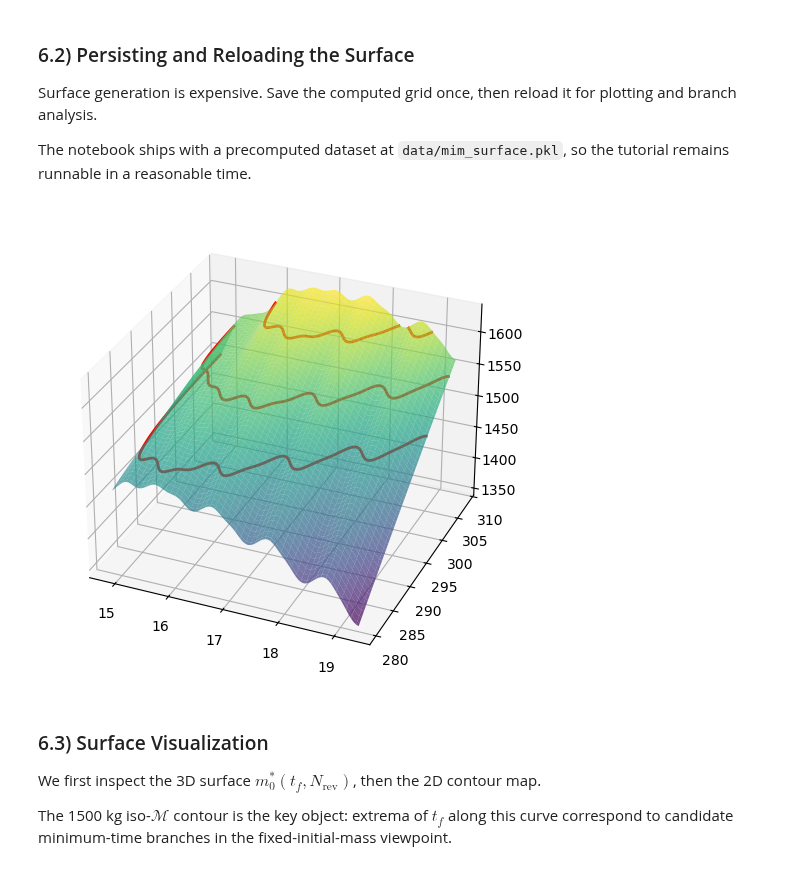
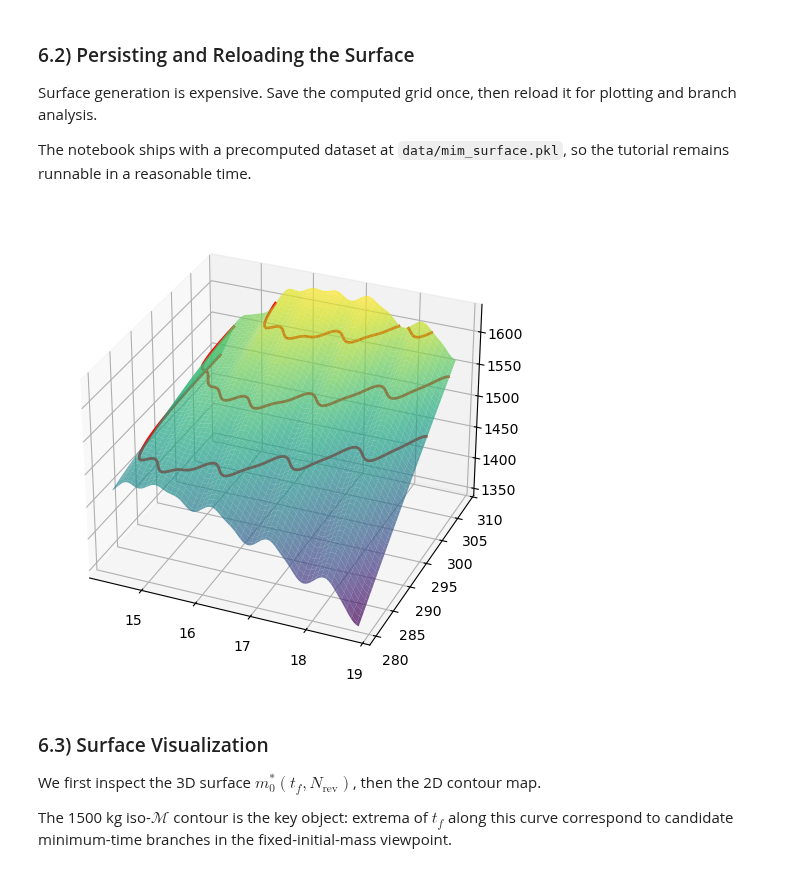
Before and after one commit to esa/pykep, a Jupyter notebook: doc/notebooks/maximum_initial_mass.ipynb, the cells around one changed output. Cells and saved outputs as stored; diff of their text form; code cells hidden in the pictures.

```diff
--- a/doc/notebooks/maximum_initial_mass.ipynb
+++ b/doc/notebooks/maximum_initial_mass.ipynb
@@ -513,20 +513,20 @@ Lf_grid, tf_grid, mim = pkl.load(open("data/mim_surface.pkl", "rb"))
 # %%
 # Visualize the mim surface Lf_grid, tf_grid, mim
 plt.figure(figsize=(6,7))
 ax = plt.subplot(111, projection='3d')
 
-X, Y = np.meshgrid(Lf_grid, tf_grid)   # both (2, 100)
+X, Y = np.meshgrid(Lf_grid-mee0[-1], tf_grid)   # both (2, 100)
 X = X/(2*np.pi)
 Y = Y*TIME*pk.SEC2DAY*24
 ax.plot_surface(X, Y, mim, cmap='viridis', alpha=0.7)
 ax.contour(X, Y, mim, levels=[1500], colors='r', linewidths=2)
 ax.contour(X, Y, mim, levels=[1550], colors='r', linewidths=2)
 ax.contour(X, Y, mim, levels=[1600], colors='r', linewidths=2)
 
 
 ax.view_init(elev=30, azim=-67)
 # %% [output]
-[figure, old version]
+[figure, new version]
 # %% [markdown]
 ### 6.3) Surface Visualization
 
```
Also changed, not shown: parts of 4 cells of this notebook.
